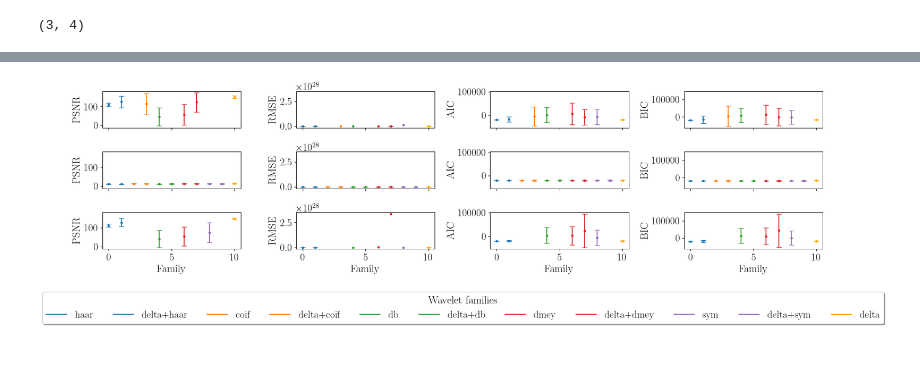
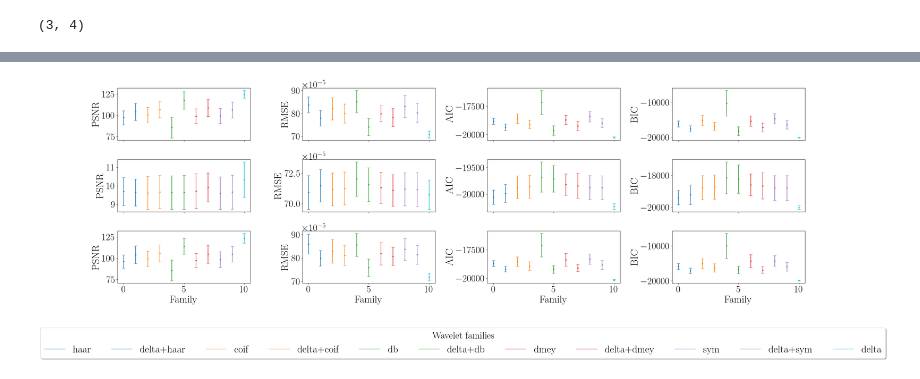
Before and after one commit to miguelcarcamov/csromer, a Jupyter notebook: sandboxes/wavelet_study/plot_families_numpyfiles.ipynb, the cells around one changed output, grey strips where cells are left out. Drawn from its saved outputs; the diff is of its cells as text; code cells hidden in the pictures.

```diff
--- a/sandboxes/wavelet_study/plot_families_numpyfiles.ipynb
+++ b/sandboxes/wavelet_study/plot_families_numpyfiles.ipynb
@@ -7,9 +11,9 @@ import pywt
 
 %matplotlib inline
 # %%
-SMALL_SIZE = 17
-MEDIUM_SIZE = 18
-BIGGER_SIZE = 19
+SMALL_SIZE = 26
+MEDIUM_SIZE = 28
+BIGGER_SIZE = 30
 
 plt.rcParams.update(
     {
@@ -21,17 +25,17 @@ plt.rcParams.update(
 )
 
 plt.rc('font', size=MEDIUM_SIZE)  # controls default text sizes
-plt.rc('axes', titlesize=SMALL_SIZE)  # fontsize of the axes title
-plt.rc('axes', labelsize=MEDIUM_SIZE)  # fontsize of the x and y labels
-plt.rc('xtick', labelsize=SMALL_SIZE)  # fontsize of the tick labels
-plt.rc('ytick', labelsize=SMALL_SIZE)  # fontsize of the tick labels
-plt.rc('legend', fontsize=SMALL_SIZE)  # legend fontsize
+plt.rc('axes', titlesize=BIGGER_SIZE)  # fontsize of the axes title
+plt.rc('axes', labelsize=BIGGER_SIZE)  # fontsize of the x and y labels
+plt.rc('xtick', labelsize=MEDIUM_SIZE)  # fontsize of the tick labels
+plt.rc('ytick', labelsize=MEDIUM_SIZE)  # fontsize of the tick labels
+plt.rc('legend', fontsize=BIGGER_SIZE)  # legend fontsize
 # %%
 nscenarios = 3
 # %%
-mean_files = ["wavelet_jvla_means.npy", "wavelet_red_jvla_means.npy"]
+mean_files = ["uwavelet_jvla_means.npy", "uwavelet_red_jvla_means.npy"]
 # %%
-std_files = ["wavelet_jvla_stds.npy", "wavelet_red_jvla_stds.npy"]
+std_files = ["uwavelet_jvla_stds.npy", "uwavelet_red_jvla_stds.npy"]
 # %%
 scenarios_means = np.load(mean_files[0])
 scenarios_red_means = np.load(mean_files[1])
@@ -347,11 +358,16 @@ Scenario 3: Best RMSE Delta function family : 65.24 \pm 0.99
 _id = np.arange(0, 2 * nwavelets, 2)
 names = ["PSNR", "RMSE", "AIC", "BIC"]
 fig, ax = plt.subplots(
-    nrows=scenarios_means.shape[0], ncols=len(names), sharey='col', sharex='all', figsize=(18, 5)
+    nrows=scenarios_means.shape[0], ncols=len(names), sharex='all', figsize=(30, 10)
 )
 #cmap = plt.get_cmap('tab20')
 cmap = plt.get_cmap('tab10')
-colors = [cmap(i) for i in np.linspace(0, 1, 2 * nwavelets)]
+#cmap = cmc.roma
+colors = [cmap(i) for i in np.linspace(0, 1, 2 * nwavelets + 1)]
+
+ax[0, 1].ticklabel_format(axis="y", style='sci', scilimits=(-5, -5))
+ax[1, 1].ticklabel_format(axis="y", style='sci', scilimits=(-5, -5))
+ax[2, 1].ticklabel_format(axis="y", style='sci', scilimits=(-5, -5))
 
 for i in range(scenarios_means.shape[0]):
     for j in range(len(names)):
@@ -384,47 +400,47 @@ for i in range(scenarios_means.shape[0]):
             ax[i, j].set_ylabel(names[j])
         if i == 2:
             ax[i, j].set_xlabel("Family")
-        ax[i, j].plot(_id[-1] + 1, delta_basis_means[i, j], label="delta", color="orange")
+        ax[i, j].plot(_id[-1] + 1, delta_basis_means[i, j], label="delta", color=colors[-1])
         ax[i, j].errorbar(
             _id[-1] + 2,
             delta_basis_means[i, j],
             yerr=delta_basis_stds[i, j],
             fmt='.',
             capsize=4,
-            color="orange"
+            color=colors[-1]
         )
 
 #for k in range(len(idx_coif)):
 #    for i in range(scenarios_means.shape[0]):
 #        for j in range(len(names)):
 #            ax[i,j].axvline(x = idx_coif[k], color = 'k', linestyle="--", alpha=0.8)
 
 #for i in range(scenarios_means.shape[0]):
 #ax[i,1].set_ylim([0,0.0015])
 #ax[i,2].set_ylim([-25000,-20000])
 #ax[i,3].set_ylim([-25000,-20000])
 
 #ax[i,2].set_ylim([-25000,-15000]) #undecimated
 #ax[i,3].set_ylim([-25000,17500]) #undecimated
-undecimated = ""
+undecimated = "_undecimated"
 ofile_name = "families" + undecimated + "_wavelets_jvla.pdf"
 #fig.legend(loc='lower center', bbox_to_anchor=(0.5, -0.5), ncol=19, fancybox=True, shadow=True, title="Wavelets")
 #ax[len(scenarios)-1, 1].legend(loc='upper left', bbox_to_anchor=[1.0, -0.5], ncol=19, fancybox=True, shadow=True, title="Wavelets")
 h, l = ax[0, 0].get_legend_handles_labels()
 legend = fig.legend(
     h,
     l,
     loc='lower center',
     ncol=18,
     fancybox=True,
     bbox_to_anchor=[0.52, -0.2],
     shadow=True,
     title="Wavelet families"
 )
 # fig.suptitle("Delta dirac basis + Undecimated Wavelet")
 fig.tight_layout()
 if os.path.isfile(ofile_name):
     os.remove(ofile_name)  # Opt.: os.system("rm "+strFile)
-fig.savefig(ofile_name, dpi=100, bbox_inches='tight')  #
+fig.savefig(ofile_name, dpi=300, bbox_inches='tight')  #
 # %% [output]
-[figure, old version]
+[figure, new version]
```
Also changed, not shown: parts of 6 cells of this notebook, 12 other files.
